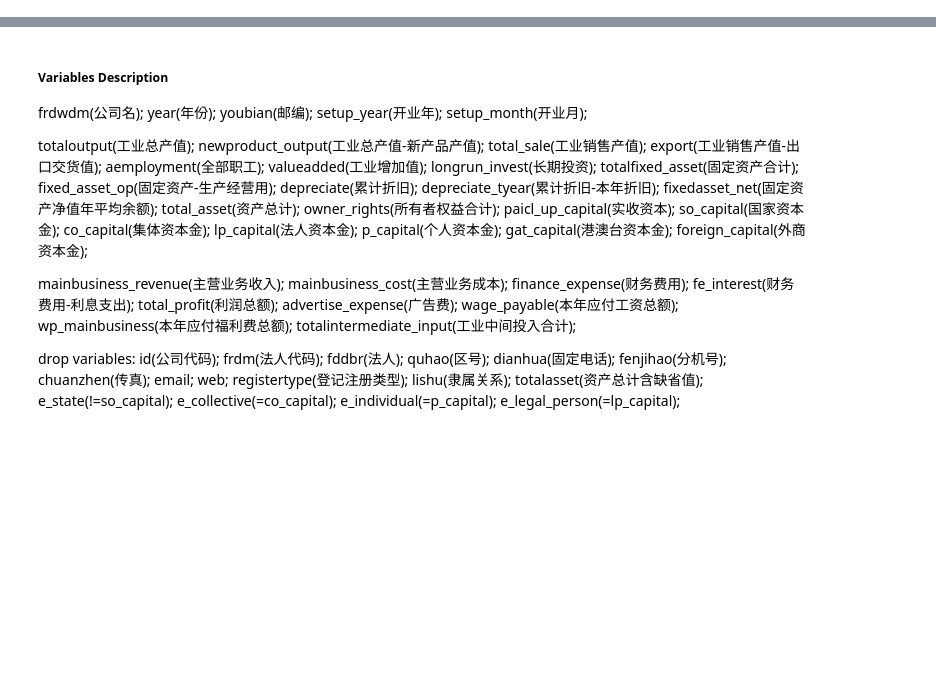
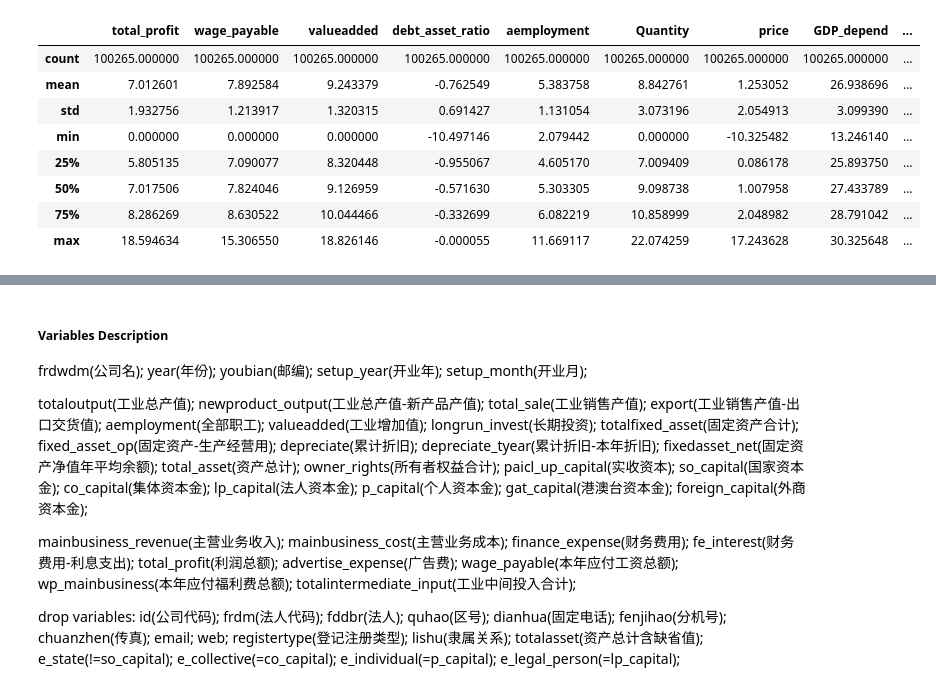
Before and after one commit to jiahui-z/Graduation-Thesis, a Jupyter notebook: EDA_and_Regression.ipynb, the cells around one changed output, grey strips where cells are left out. Saved outputs shown, nothing was run; the diff lists cells and outputs as text; code cells hidden in the pictures; blank space fills up the shorter version.

```diff
--- a/EDA_and_Regression.ipynb
+++ b/EDA_and_Regression.ipynb
@@ -78,4 +79,7 @@ temp = dta[(dta.owner_rights>0) & (dta.mainbusiness_profit>0) & (dta.total_profi
            & (dta.aemployment>=8) & (dta.setup_year>=1949.0)
            & (dta.total_asset>dta.totalfixed_asset)
            & (dta.totalfixed_asset>0) & (dta.totalintermediate_input>0)]
+# %%
+dta_temp1 = dta_temp1.merge(temp.ex.to_frame(), left_index=True, right_index=True)
+dta_temp1 = dta_temp1.merge(temp.im.to_frame(), left_index=True, right_index=True)
 # %%
@@ -84 +90,14 @@ len(temp[(temp.ex==1) & (temp.im==0)]) / len(temp)
+# %%
+ex_df = dta_temp1[(dta_temp1.ex==1) & (dta_temp1.im==0)]
+ex_df.describe()
+# %% [output]
+|  | total_profit | wage_payable | valueadded | debt_asset_ratio | aemployment | Quantity | price | GDP_depend | ... |
+| count | 100265.000000 | 100265.000000 | 100265.000000 | 100265.000000 | 100265.000000 | 100265.000000 | 100265.000000 | 100265.000000 | ... |
+| mean | 7.012601 | 7.892584 | 9.243379 | -0.762549 | 5.383758 | 8.842761 | 1.253052 | 26.938696 | ... |
+| std | 1.932756 | 1.213917 | 1.320315 | 0.691427 | 1.131054 | 3.073196 | 2.054913 | 3.099390 | ... |
+| min | 0.000000 | 0.000000 | 0.000000 | -10.497146 | 2.079442 | 0.000000 | -10.325482 | 13.246140 | ... |
+| 25% | 5.805135 | 7.090077 | 8.320448 | -0.955067 | 4.605170 | 7.009409 | 0.086178 | 25.893750 | ... |
+| 50% | 7.017506 | 7.824046 | 9.126959 | -0.571630 | 5.303305 | 9.098738 | 1.007958 | 27.433789 | ... |
+| 75% | 8.286269 | 8.630522 | 10.044466 | -0.332699 | 6.082219 | 10.858999 | 2.048982 | 28.791042 | ... |
+| max | 18.594634 | 15.306550 | 18.826146 | -0.000055 | 11.669117 | 22.074259 | 17.243628 | 30.325648 | ... |
 # %%
```
Also changed, not shown: parts of 14 cells of this notebook.
